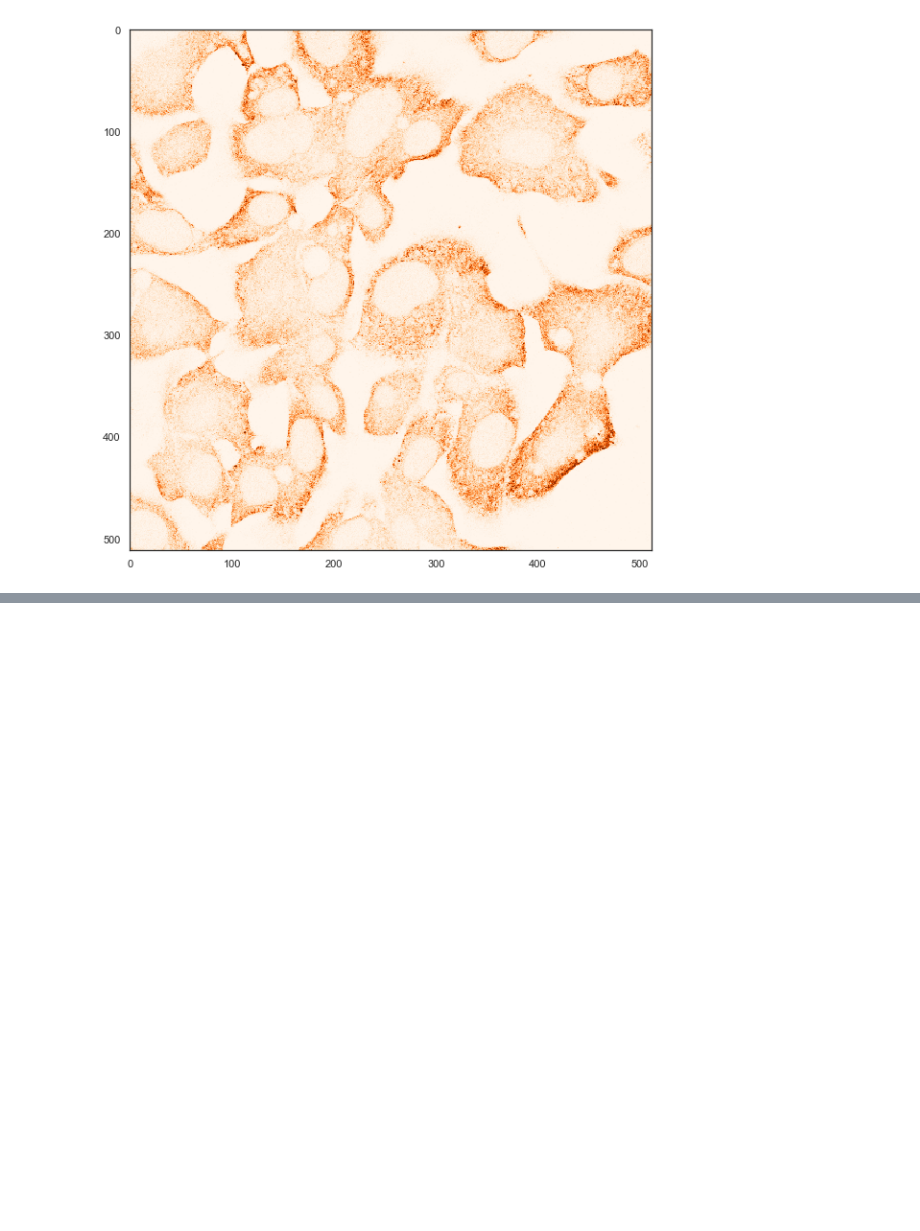
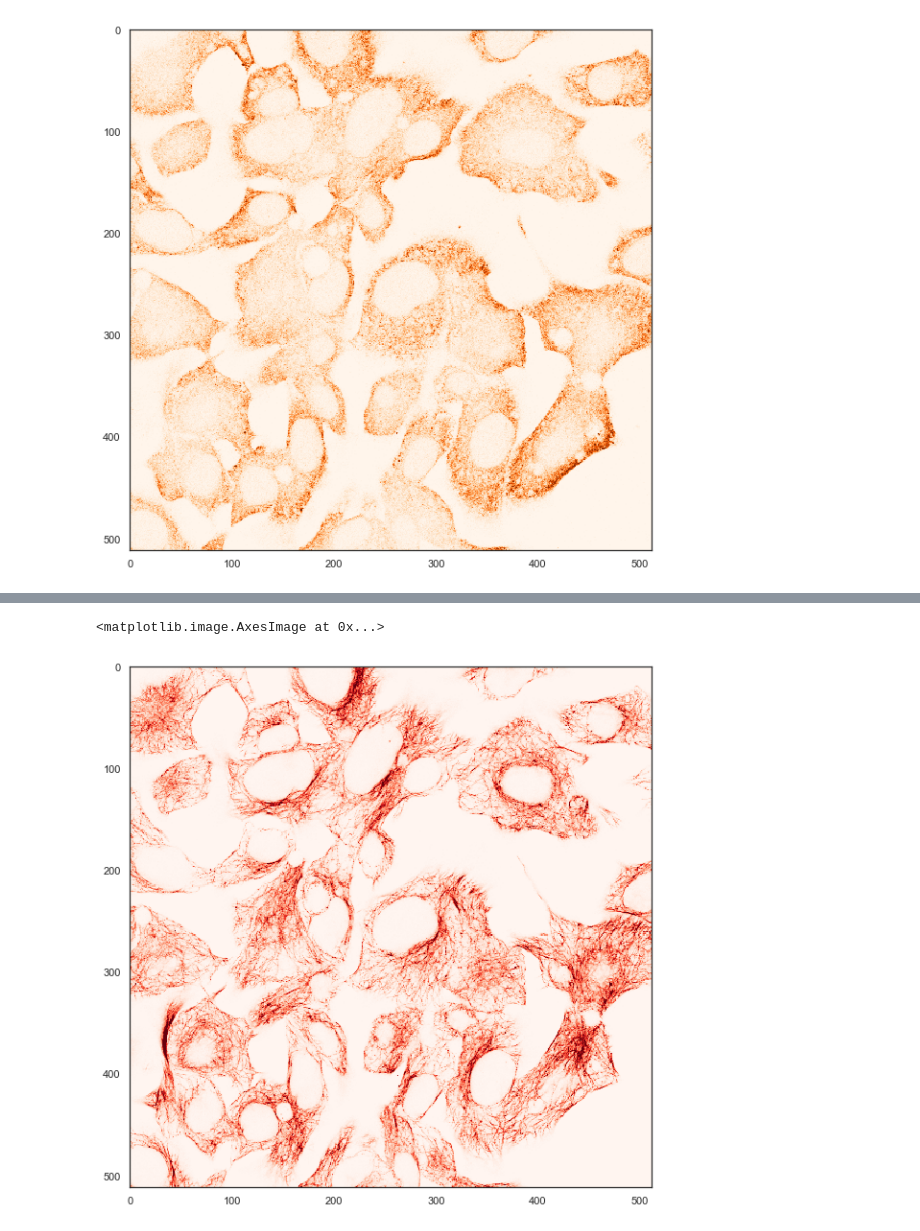
Before and after one commit to GdMacmillan/kaggle-protein-classification, a Jupyter notebook: EDA and baseline.ipynb, the cells around one changed output, grey strips where cells are left out. Saved outputs shown, nothing was run; the diff lists cells and outputs as text; code cells hidden in the pictures; blank space fills up the shorter version.

```diff
--- a/EDA and baseline.ipynb
+++ b/EDA and baseline.ipynb
@@ -234,0 +324,5 @@ plt.imshow(sample['image_yellow'], cmap="Oranges")
+# %%
+plt.imshow(sample['image_red'], cmap="Reds")
+# %% [output]
+<matplotlib.image.AxesImage at 0x...>
+[figure, added]
```
Also changed, not shown: parts of 5 cells of this notebook.
